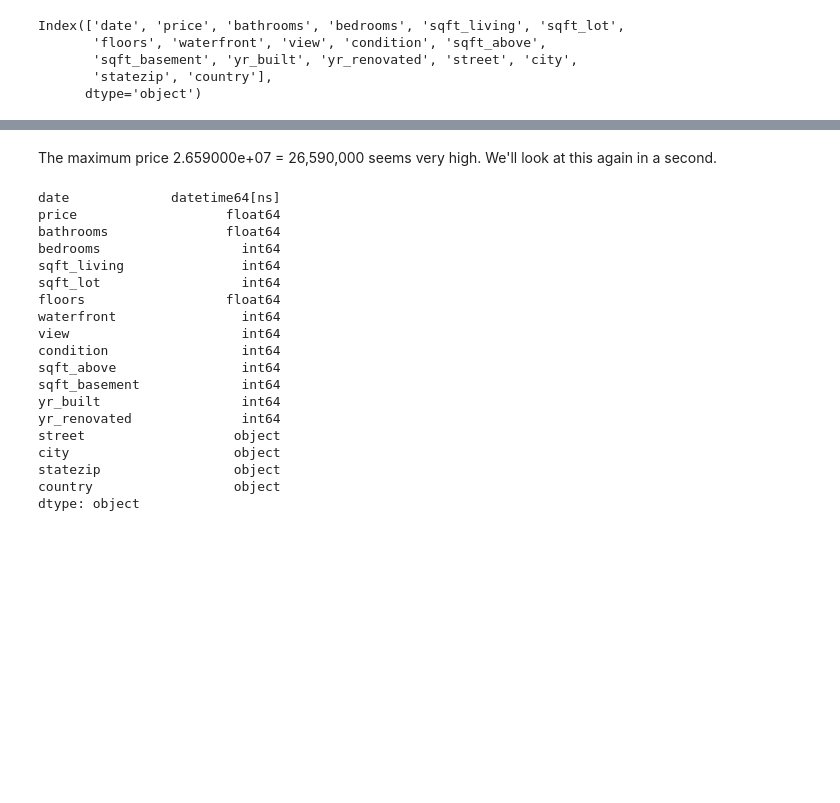
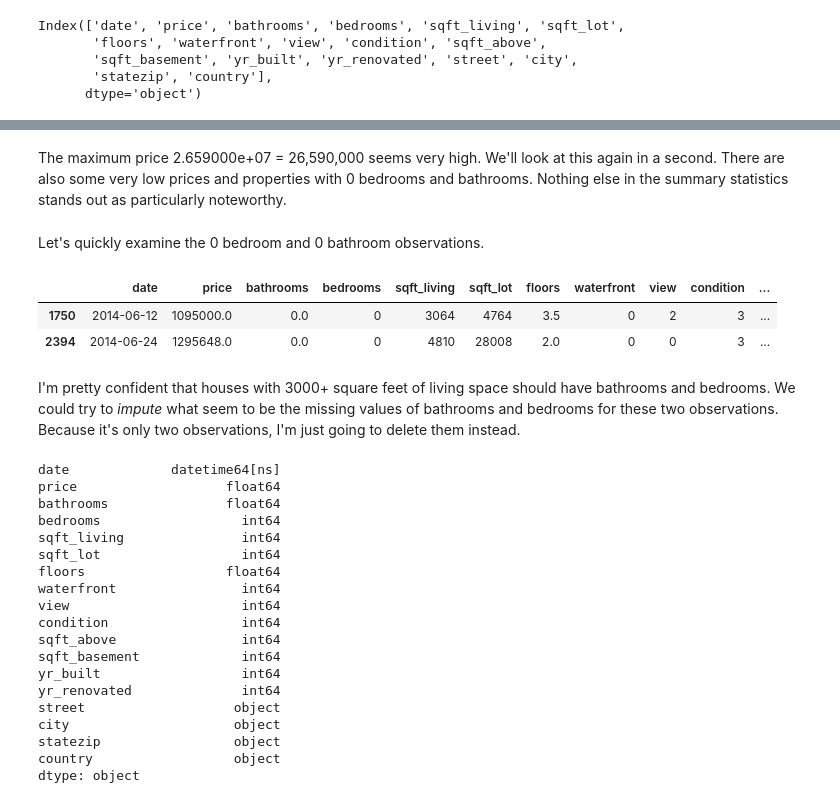
Before and after one commit to chansen776/MBA-ML-Course-Materials, a Jupyter notebook: Code/HousePriceExample1.ipynb, the cells around one changed output, grey strips where cells are left out. Drawn from its saved outputs; the diff is of its cells as text; code cells hidden in the pictures; blank space fills up the shorter version.

```diff
--- a/Code/HousePriceExample1.ipynb
+++ b/Code/HousePriceExample1.ipynb
@@ -74,4 +81,15 @@ data.describe()
 | max | 2014-07-10 00:00:00 | 2.659000e+07 | 8.000000 | 9.000000 | 13540.000000 | 1.074218e+06 | 3.500000 | 1.000000 | 4.000000 | 5.000000 | ... |
 | std | NaN | 5.639299e+05 | 0.776351 | 0.904595 | 955.949708 | 3.596408e+04 | 0.538531 | 0.080932 | 0.765373 | 0.675160 | ... |
 # %% [markdown]
-The maximum price 2.659000e+07 = 26,590,000 seems very high. We'll look at this again in a second.
+The maximum price 2.659000e+07 = 26,590,000 seems very high. We'll look at this again in a second. There are also some very low prices and properties with 0 bedrooms and bathrooms. Nothing else in the summary statistics stands out as particularly noteworthy.
+# %% [markdown]
+Let's quickly examine the 0 bedroom and 0 bathroom observations.
+# %%
+# Let's find the observations with 0 bedrooms or 0 bathrooms and see what they look like
+data[(data['bedrooms'] == 0) | (data['bathrooms'] == 0)]
+# %% [output]
+|  | date | price | bathrooms | bedrooms | sqft_living | sqft_lot | floors | waterfront | view | condition | ... |
+| 1750 | 2014-06-12 | 1095000.0 | 0.0 | 0 | 3064 | 4764 | 3.5 | 0 | 2 | 3 | ... |
+| 2394 | 2014-06-24 | 1295648.0 | 0.0 | 0 | 4810 | 28008 | 2.0 | 0 | 0 | 3 | ... |
+# %% [markdown]
+I'm pretty confident that houses with 3000+ square feet of living space should have bathrooms and bedrooms. We could try to *impute* what seem to be the missing values of bathrooms and bedrooms for these two observations. Because it's only two observations, I'm just going to delete them instead.
```
Also changed, not shown: parts of 39 cells of this notebook.
